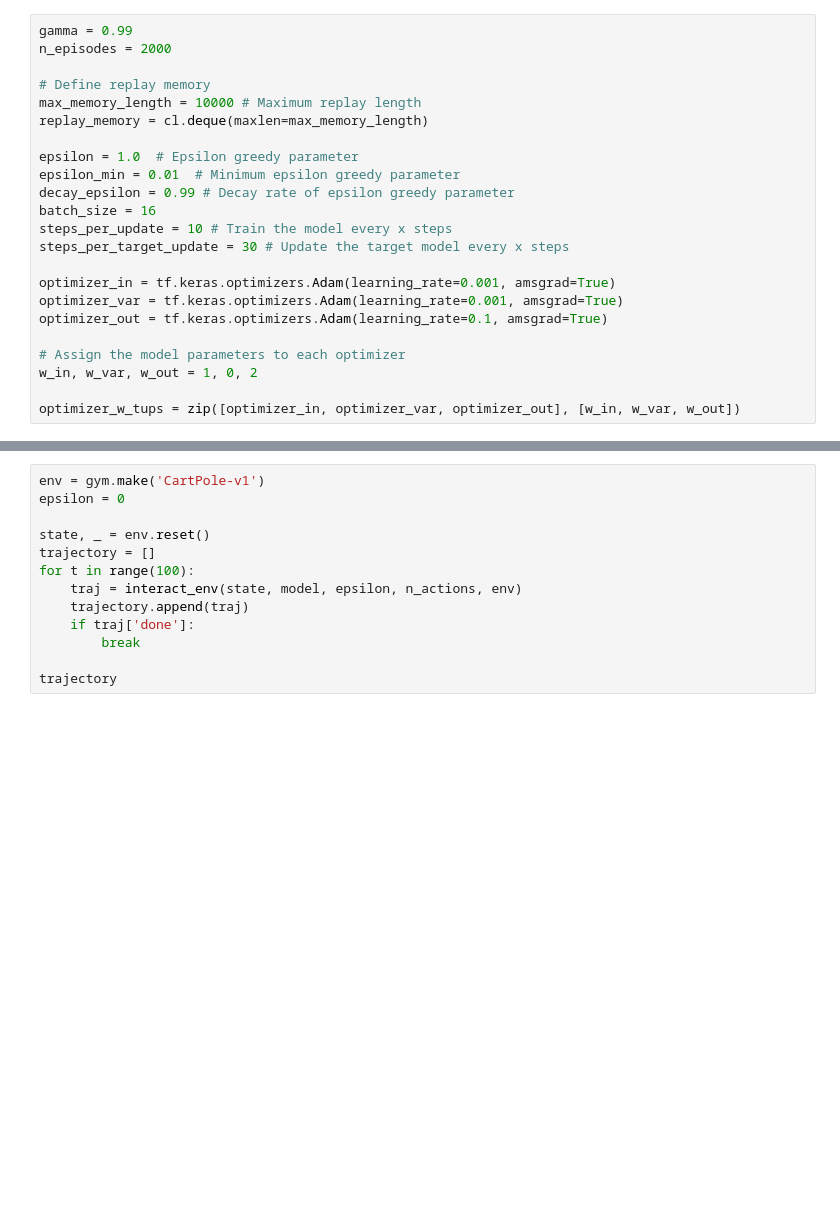
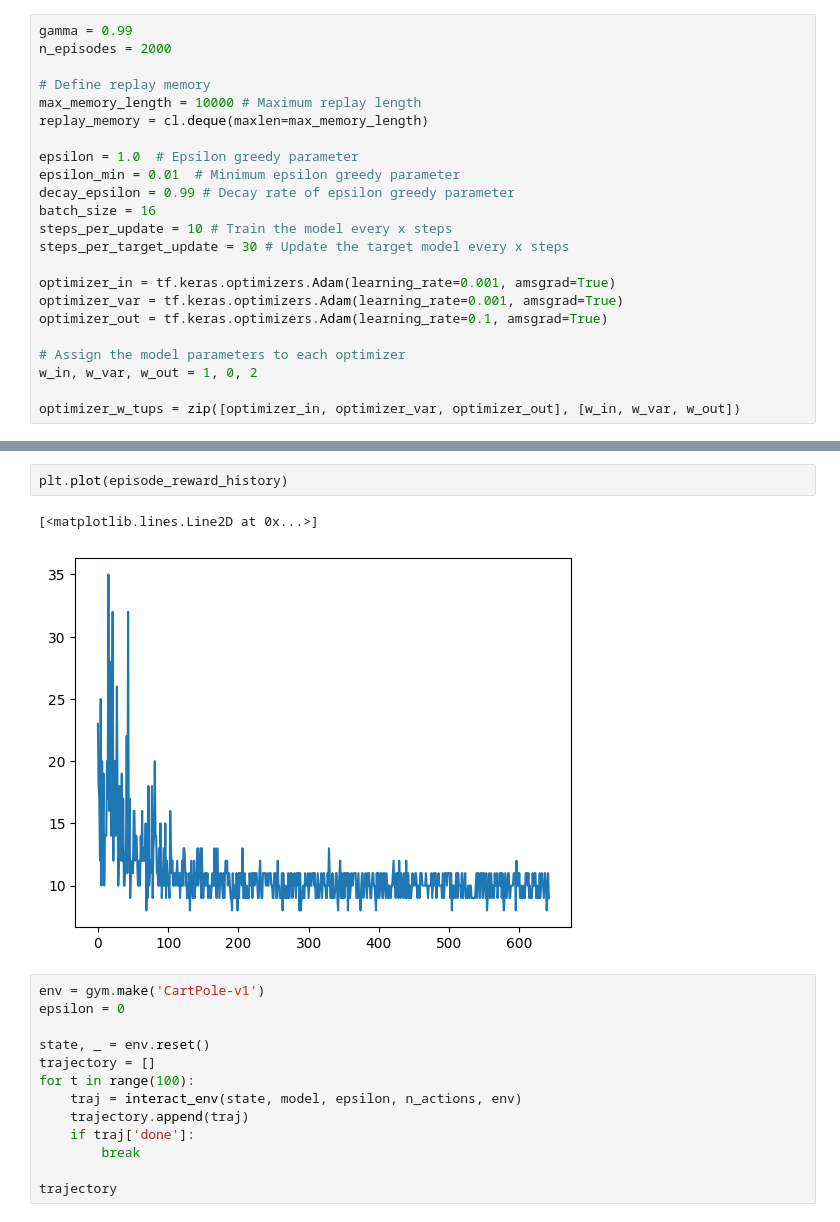
Before and after one commit to news-vt/eqmarl, a Jupyter notebook: eqqmix.ipynb, the cells around one changed output, grey strips where cells are left out. Cells and saved outputs as stored; diff of their text form; blank space fills up the shorter version.

```diff
--- a/eqqmix.ipynb
+++ b/eqqmix.ipynb
@@ -579,3 +406,8 @@ array([[0.5103268 , 0.5598219 ],
+# %%
+plt.plot(episode_reward_history)
+# %% [output]
+[<matplotlib.lines.Line2D at 0x...>]
+[figure, added]
 # %%
 env = gym.make('CartPole-v1')
 epsilon = 0
```
Also changed, not shown: parts of 16 cells of this notebook.
